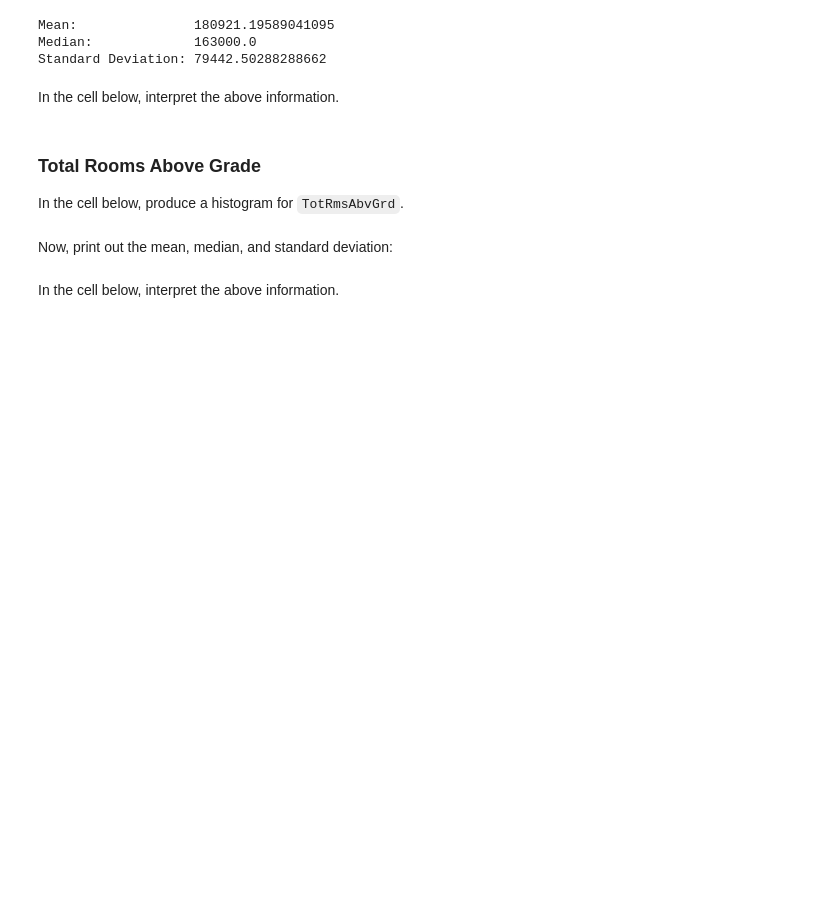
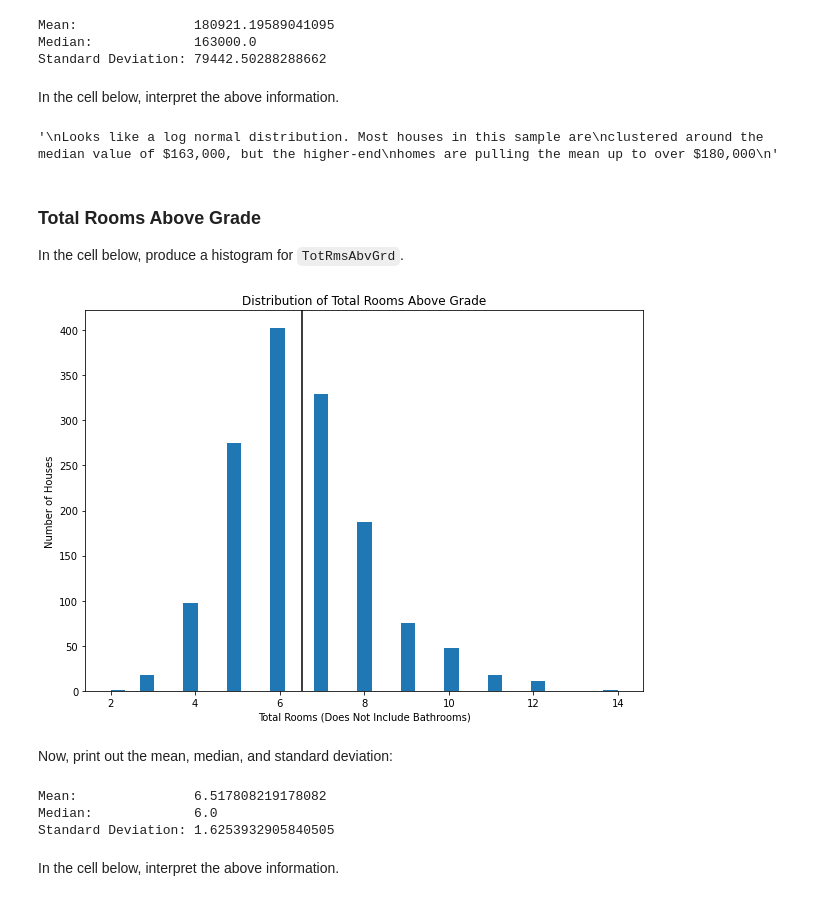
Before and after one commit to furaha-betty22/dsc-pandas-eda-lab, a Jupyter notebook: index.ipynb, the cells around one changed output. Cells and saved outputs as stored; diff of their text form; code cells hidden in the pictures; blank space fills up the shorter version.

```diff
--- a/index.ipynb
+++ b/index.ipynb
@@ -235,3 +231,12 @@ None
+# %%
+# Replace None with appropriate text
+"""
+Looks like a log normal distribution. Most houses in this sample are
+clustered around the median value of $163,000, but the higher-end
+homes are pulling the mean up to over $180,000
+"""
+# %% [output]
+'\nLooks like a log normal distribution. Most houses in this sample are\nclustered around the median value of $163,000, but the higher-end\nhomes are pulling the mean up to over $180,000\n'
 # %% [markdown]
 ### Total Rooms Above Grade
 
@@ -241,2 +244,15 @@ In the cell below, produce a histogram for `TotRmsAbvGrd`.
+# %%
+
+
+
+plot_histogram(
+    df,
+    "TotRmsAbvGrd",
+    "Distribution of Total Rooms Above Grade",
+    "Total Rooms (Does Not Include Bathrooms)",
+    "Number of Houses"
+)
+# %% [output]
+[figure, added]
 # %% [markdown]
 Now, print out the mean, median, and standard deviation:
@@ -245,3 +259,9 @@ Now, print out the mean, median, and standard deviation:
+# %%
+print_stats(df, "TotRmsAbvGrd")
+# %% [output]
+Mean:               6.517808219178082
+Median:             6.0
+Standard Deviation: 1.6253932905840505
 # %% [markdown]
 In the cell below, interpret the above information.
 # %%
```
Also changed, not shown: parts of 4 cells of this notebook.
